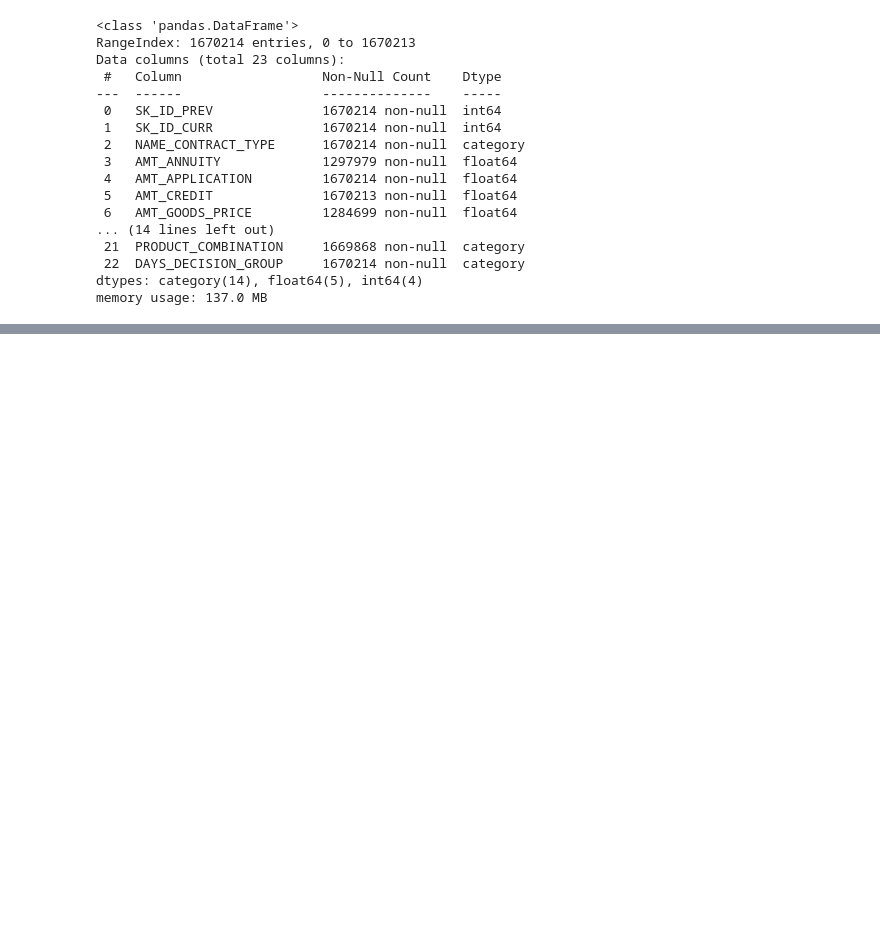
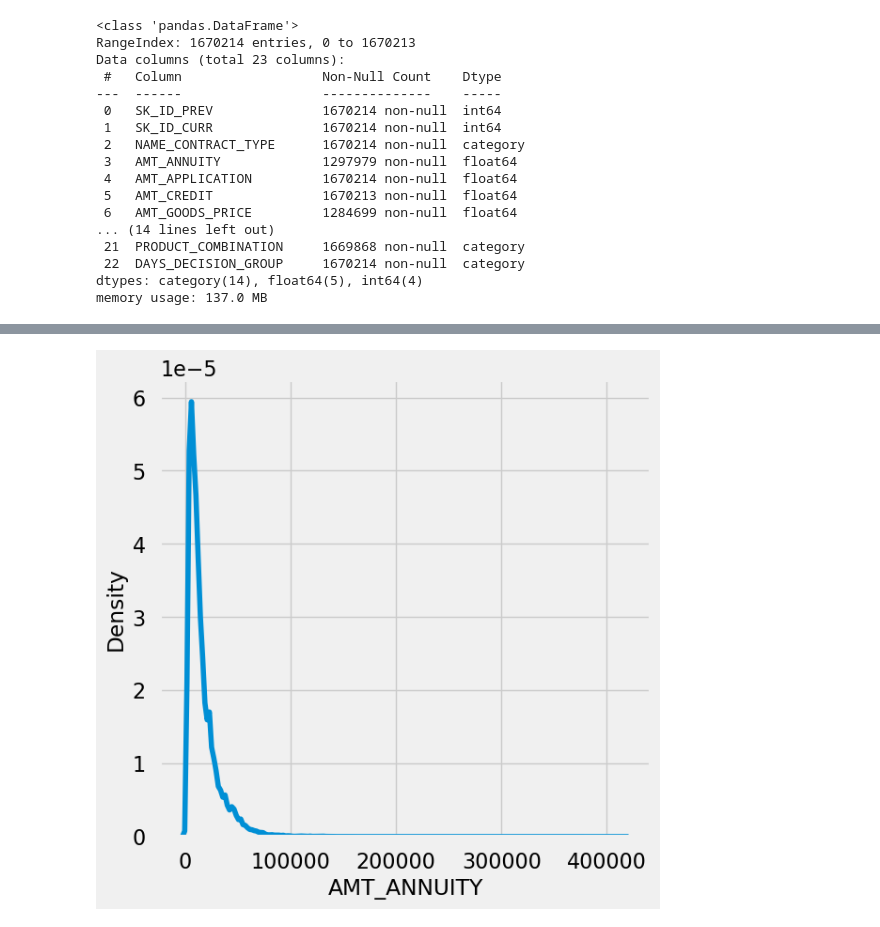
Before and after one commit to rojaranirepalle/AIML-POC, a Jupyter notebook: Data Science/Project 4 - Bank risk anlaysis/Bank Risk Analysis EDA.ipynb, the cells around one changed output, grey strips where cells are left out. Cells and saved outputs as stored; diff of their text form; code cells hidden in the pictures; blank space fills up the shorter version.

```diff
--- a/Data Science/Project 4 - Bank risk anlaysis/Bank Risk Analysis EDA.ipynb
+++ b/Data Science/Project 4 - Bank risk anlaysis/Bank Risk Analysis EDA.ipynb
@@ -735,0 +857,6 @@ memory usage: 137.0 MB
+# %%
+plt.figure(figsize=(6,6))
+sns.kdeplot(previous_application['AMT_ANNUITY'])
+plt.show()
+# %% [output]
+[figure, added]
```
Also changed, not shown: parts of 10 cells of this notebook, 8 other files.
